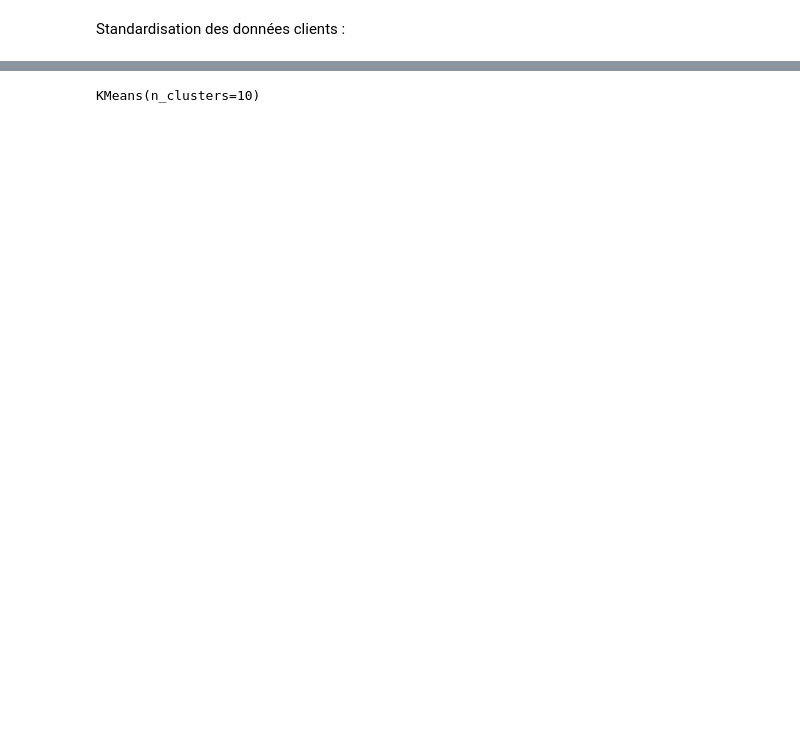
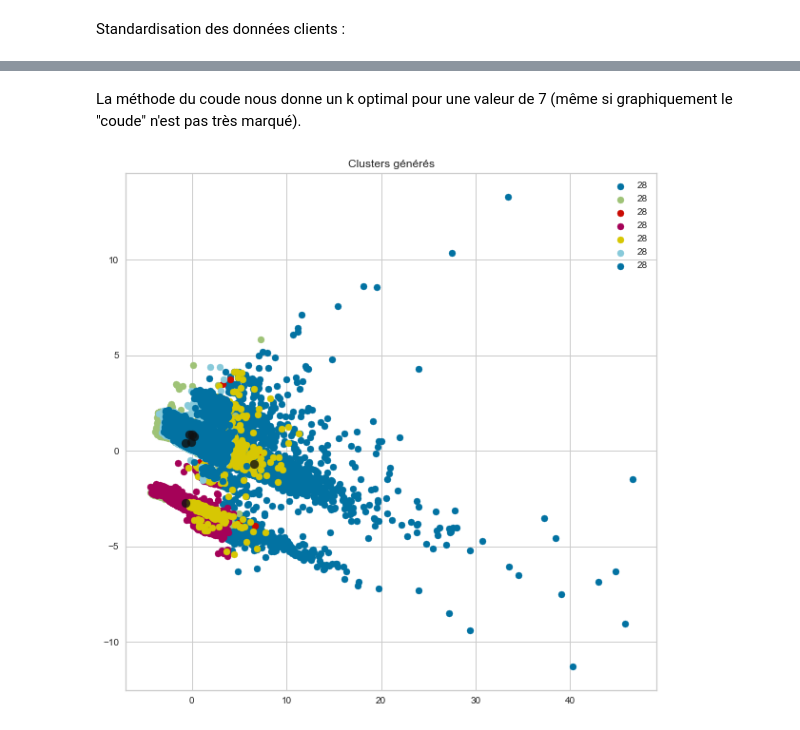
Before and after one commit to JulienGremillot/OpenClassrooms_Ingenieur_Machine_Learning, a Jupyter notebook: Segmentez des clients d'un site e-commerce/Segmentez des clients d'un site e-commerce - 2.ipynb, the cells around one changed output, grey strips where cells are left out. Cells and saved outputs as stored; diff of their text form; code cells hidden in the pictures; blank space fills up the shorter version.

```diff
--- a/Segmentez des clients d'un site e-commerce/Segmentez des clients d'un site e-commerce - 2.ipynb
+++ b/Segmentez des clients d'un site e-commerce/Segmentez des clients d'un site e-commerce - 2.ipynb
@@ -188,5 +169,15 @@ display_circles(pcs, 2, pca, [(0,1)], labels = np.array(clients.columns))
+# %% [markdown]
+La méthode du coude nous donne un k optimal pour une valeur de 7 (même si graphiquement le "coude" n'est pas très marqué).
 # %%
-clients_cluster = cluster.KMeans(n_clusters=10)
-clients_cluster.fit(clients)
+kmeans = cluster.KMeans(n_clusters=7)
+label = kmeans.fit_predict(data_pca)
+cluster_centers = kmeans.cluster_centers_
+plt.figure(figsize=(10, 10))
+for l in np.unique(labels):
+    plt.scatter(data_pca[label==l, 0], data_pca[label==l, 1], label = i)
+plt.scatter(cluster_centers[:, 0], cluster_centers[:,1], s=80, alpha=0.8, color='k')
+plt.legend()
+plt.title('Clusters générés')
+plt.show()
 # %% [output]
-KMeans(n_clusters=10)
+[figure, added]
```
Also changed, not shown: parts of 11 cells of this notebook.
